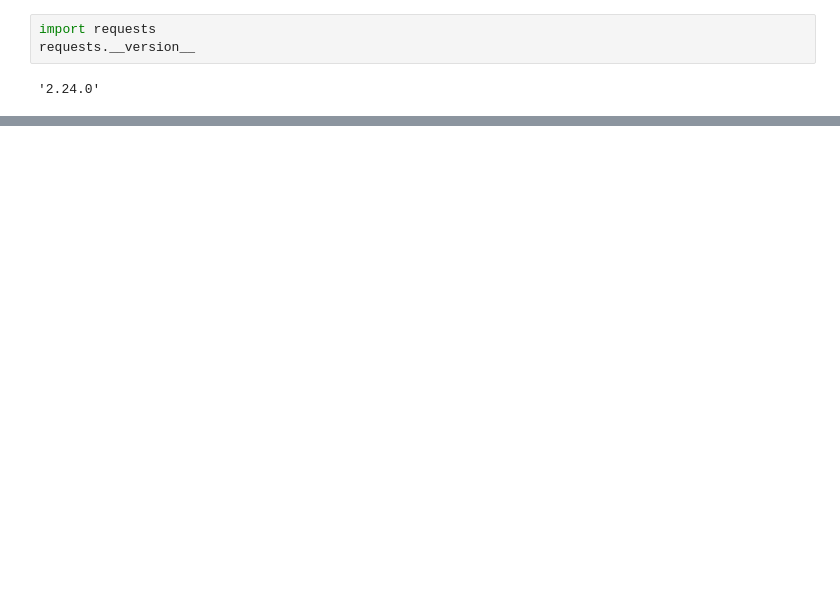
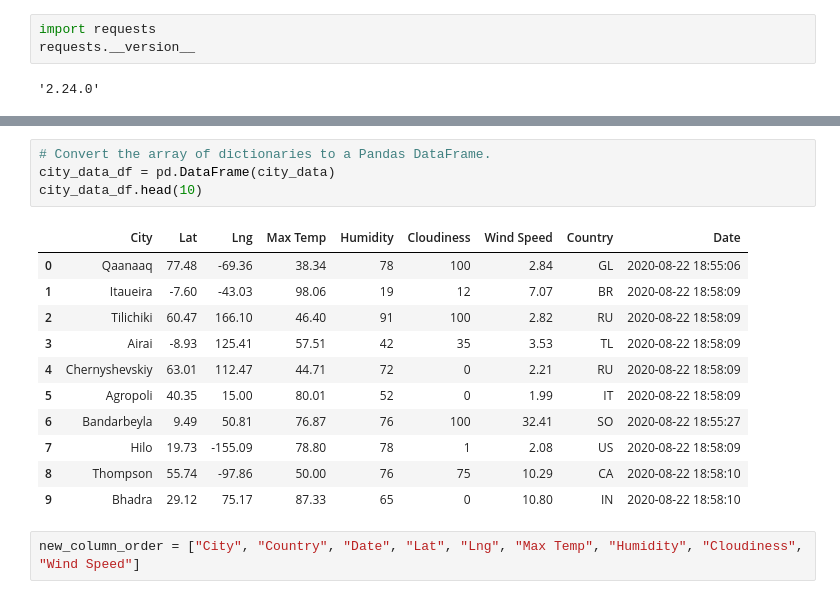
Before and after one commit to kylegross/World_Weather_Analysis, a Jupyter notebook: WeatherPy.ipynb, the cells around one changed output, grey strips where cells are left out. Drawn from its saved outputs; the diff is of its cells as text; blank space fills up the shorter version.

```diff
--- a/WeatherPy.ipynb
+++ b/WeatherPy.ipynb
@@ -60,0 +151,18 @@ requests.__version__
+# %%
+# Convert the array of dictionaries to a Pandas DataFrame.
+city_data_df = pd.DataFrame(city_data)
+city_data_df.head(10)
+# %% [output]
+|  | City | Lat | Lng | Max Temp | Humidity | Cloudiness | Wind Speed | Country | Date |
+| 0 | Qaanaaq | 77.48 | -69.36 | 38.34 | 78 | 100 | 2.84 | GL | 2020-08-22 18:55:06 |
+| 1 | Itaueira | -7.60 | -43.03 | 98.06 | 19 | 12 | 7.07 | BR | 2020-08-22 18:58:09 |
+| 2 | Tilichiki | 60.47 | 166.10 | 46.40 | 91 | 100 | 2.82 | RU | 2020-08-22 18:58:09 |
+| 3 | Airai | -8.93 | 125.41 | 57.51 | 42 | 35 | 3.53 | TL | 2020-08-22 18:58:09 |
+| 4 | Chernyshevskiy | 63.01 | 112.47 | 44.71 | 72 | 0 | 2.21 | RU | 2020-08-22 18:58:09 |
+| 5 | Agropoli | 40.35 | 15.00 | 80.01 | 52 | 0 | 1.99 | IT | 2020-08-22 18:58:09 |
+| 6 | Bandarbeyla | 9.49 | 50.81 | 76.87 | 76 | 100 | 32.41 | SO | 2020-08-22 18:55:27 |
+| 7 | Hilo | 19.73 | -155.09 | 78.80 | 78 | 1 | 2.08 | US | 2020-08-22 18:58:09 |
+| 8 | Thompson | 55.74 | -97.86 | 50.00 | 76 | 75 | 10.29 | CA | 2020-08-22 18:58:10 |
+| 9 | Bhadra | 29.12 | 75.17 | 87.33 | 65 | 0 | 10.80 | IN | 2020-08-22 18:58:10 |
+# %%
+new_column_order = ["City", "Country", "Date", "Lat", "Lng", "Max Temp", "Humidity", "Cloudiness", "Wind Speed"]
```
Also changed, not shown: parts of 8 cells of this notebook, 3 other files.
